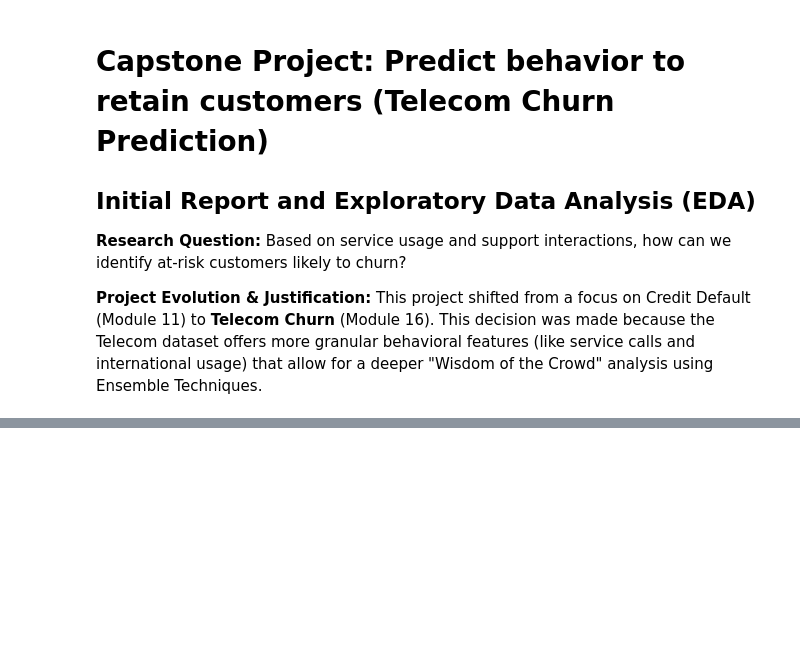
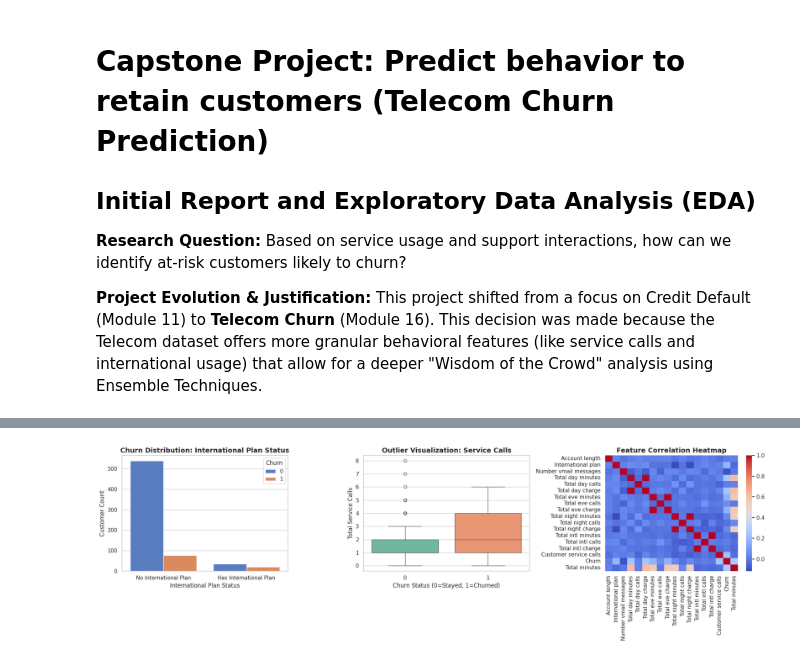
Before and after one commit to raghu031982/Telecom-Churn-Analysis, a Jupyter notebook: Telecom_Churn_EDA_Baseline.ipynb, the cells around one changed output, grey strips where cells are left out. Saved outputs shown, nothing was run; the diff lists cells and outputs as text; code cells hidden in the pictures; blank space fills up the shorter version.

```diff
--- a/Telecom_Churn_EDA_Baseline.ipynb
+++ b/Telecom_Churn_EDA_Baseline.ipynb
@@ -71,15 +75,0 @@ This data is very clean. No missing values or duplicate entries. My outlier anal
-# %%
-#  Transformation: Convert the 'Churn' target into numerical format (1 for True, 0 for False)
-df['Churn'] = df['Churn'].astype(int)
-
-#  Extraction: Combining time-of-day usage into a single 'Total minutes' feature
-df['Total minutes'] = df['Total day minutes'] + df['Total eve minutes'] + df['Total night minutes']
-
-#  Categorical Mapping: Converting 'Yes'/'No' plans into binary 1/0
-df['International plan'] = df['International plan'].map({'Yes': 1, 'No': 0})
-df['Voice mail plan'] = df['Voice mail plan'].map({'Yes': 1, 'No': 0})
-
-#  Cleaning: Dropping non-predictive administrative columns
-df_clean = df.drop(['State', 'Area code'], axis=1)
-
-print("Feature engineering complete: 'Churn' target converted and 'Total minutes' feature extracted.")
@@ -163,0 +121,29 @@ The final objective for Module 24 will be to expand beyond a single decision tre
+# %%
+# Subplots used when appropriate to group categorical and continuous analysis
+fig, axes = plt.subplots(1, 3, figsize=(20, 6))
+
+# Plot 1: Appropriate plot for categorical variable
+sns.countplot(data=df, x='International plan', hue='Churn', ax=axes[0])
+axes[0].set_title('Churn Distribution: International Plan Status', fontweight='bold', fontsize=14)
+axes[0].set_xlabel('International Plan Status')
+axes[0].set_ylabel('Customer Count')
+# Restoring the readable labels for the x-axis
+axes[0].set_xticks([0, 1])
+axes[0].set_xticklabels(['No International Plan', 'Has International Plan'])
+
+# Plot 2: Appropriate plot for continuous variable (Outlier Visualization)
+sns.boxplot(data=df, x='Churn', y='Customer service calls', hue='Churn', ax=axes[1], palette='Set2', legend=False)
+axes[1].set_title('Outlier Visualization: Service Calls', fontweight='bold', fontsize=14)
+axes[1].set_xlabel('Churn Status (0=Stayed, 1=Churned)')
+axes[1].set_ylabel('Total Service Calls')
+
+# Plot 3: Advanced Competency (Feature Correlation Heatmap)
+numeric_df = df_clean.select_dtypes(include=[np.number])
+sns.heatmap(numeric_df.corr(), cmap='coolwarm', annot=False, ax=axes[2])
+axes[2].set_title('Feature Correlation Heatmap', fontweight='bold', fontsize=14)
+
+# Ensuring axes are legible and plots are scaled appropriately
+plt.tight_layout()
+plt.show()
+# %% [output]
+[figure, added]
```
Also changed, not shown: parts of 17 cells of this notebook.
